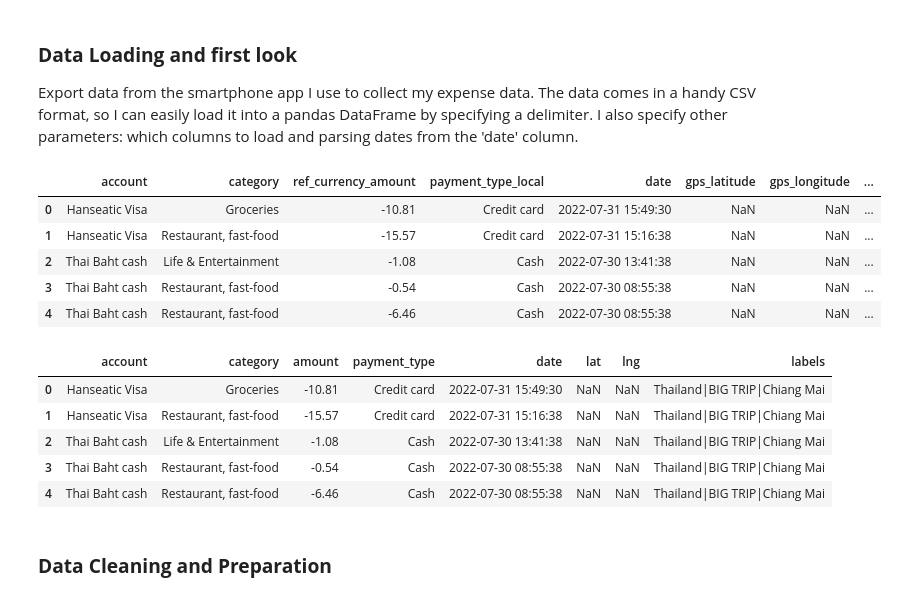
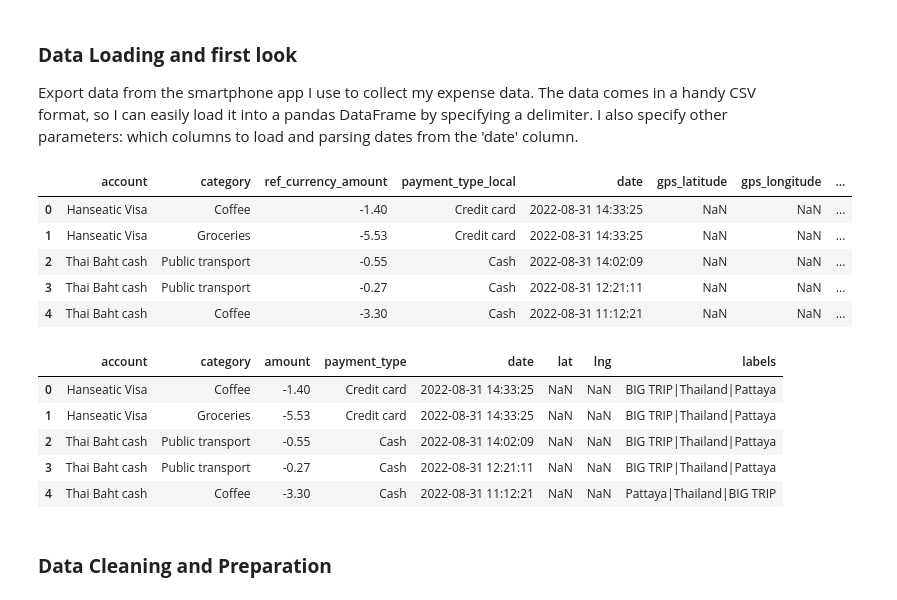
Before and after one commit to neaderr/Personal-Expenses-Analysis, a Jupyter notebook: expenses.ipynb, the cells around one changed output. Cells and saved outputs as stored; diff of their text form; code cells hidden in the pictures.

Commit message:
Update data source file

```diff
--- a/expenses.ipynb
+++ b/expenses.ipynb
@@ -6,32 +6,32 @@ Export data from the smartphone app I use to collect my expense data. The data c
 # %%
 import pandas as pd
 import numpy as np
 
-fname = "data/report_2022-08-05_110949.csv"
+fname = "data/report_2022-09-11_101643.csv"
 # load the data
 df = pd.read_csv(
     fname,
     sep=";",
     usecols=[
         "date",
         "category",
         "account",
         "ref_currency_amount",
         "payment_type_local",
         "gps_latitude",
         "gps_longitude",
         "labels",
     ],
     parse_dates=["date"],
 )
 df.head()
 # %% [output]
 |  | account | category | ref_currency_amount | payment_type_local | date | gps_latitude | gps_longitude | ... |
-| 0 | Hanseatic Visa | Groceries | -10.81 | Credit card | 2022-07-31 15:49:30 | NaN | NaN | ... |
-| 1 | Hanseatic Visa | Restaurant, fast-food | -15.57 | Credit card | 2022-07-31 15:16:38 | NaN | NaN | ... |
-| 2 | Thai Baht cash | Life & Entertainment | -1.08 | Cash | 2022-07-30 13:41:38 | NaN | NaN | ... |
-| 3 | Thai Baht cash | Restaurant, fast-food | -0.54 | Cash | 2022-07-30 08:55:38 | NaN | NaN | ... |
-| 4 | Thai Baht cash | Restaurant, fast-food | -6.46 | Cash | 2022-07-30 08:55:38 | NaN | NaN | ... |
+| 0 | Hanseatic Visa | Coffee | -1.40 | Credit card | 2022-08-31 14:33:25 | NaN | NaN | ... |
+| 1 | Hanseatic Visa | Groceries | -5.53 | Credit card | 2022-08-31 14:33:25 | NaN | NaN | ... |
+| 2 | Thai Baht cash | Public transport | -0.55 | Cash | 2022-08-31 14:02:09 | NaN | NaN | ... |
+| 3 | Thai Baht cash | Public transport | -0.27 | Cash | 2022-08-31 12:21:11 | NaN | NaN | ... |
+| 4 | Thai Baht cash | Coffee | -3.30 | Cash | 2022-08-31 11:12:21 | NaN | NaN | ... |
 # %%
 # slightly adjust the column names to something more meaningful to me and change the order.
 df.columns = [
@@ -47,11 +47,11 @@ df.columns = [
 df.head()
 # %% [output]
 |  | account | category | amount | payment_type | date | lat | lng | labels |
-| 0 | Hanseatic Visa | Groceries | -10.81 | Credit card | 2022-07-31 15:49:30 | NaN | NaN | Thailand|BIG TRIP|Chiang Mai |
-| 1 | Hanseatic Visa | Restaurant, fast-food | -15.57 | Credit card | 2022-07-31 15:16:38 | NaN | NaN | Thailand|BIG TRIP|Chiang Mai |
-| 2 | Thai Baht cash | Life & Entertainment | -1.08 | Cash | 2022-07-30 13:41:38 | NaN | NaN | Thailand|BIG TRIP|Chiang Mai |
-| 3 | Thai Baht cash | Restaurant, fast-food | -0.54 | Cash | 2022-07-30 08:55:38 | NaN | NaN | Thailand|BIG TRIP|Chiang Mai |
-| 4 | Thai Baht cash | Restaurant, fast-food | -6.46 | Cash | 2022-07-30 08:55:38 | NaN | NaN | Thailand|BIG TRIP|Chiang Mai |
+| 0 | Hanseatic Visa | Coffee | -1.40 | Credit card | 2022-08-31 14:33:25 | NaN | NaN | BIG TRIP|Thailand|Pattaya |
+| 1 | Hanseatic Visa | Groceries | -5.53 | Credit card | 2022-08-31 14:33:25 | NaN | NaN | BIG TRIP|Thailand|Pattaya |
+| 2 | Thai Baht cash | Public transport | -0.55 | Cash | 2022-08-31 14:02:09 | NaN | NaN | BIG TRIP|Thailand|Pattaya |
+| 3 | Thai Baht cash | Public transport | -0.27 | Cash | 2022-08-31 12:21:11 | NaN | NaN | BIG TRIP|Thailand|Pattaya |
+| 4 | Thai Baht cash | Coffee | -3.30 | Cash | 2022-08-31 11:12:21 | NaN | NaN | Pattaya|Thailand|BIG TRIP |
 # %% [markdown]
 ### **Data Cleaning and Preparation**
 # %% [markdown]
```
Also changed, not shown: parts of 15 cells of this notebook.
